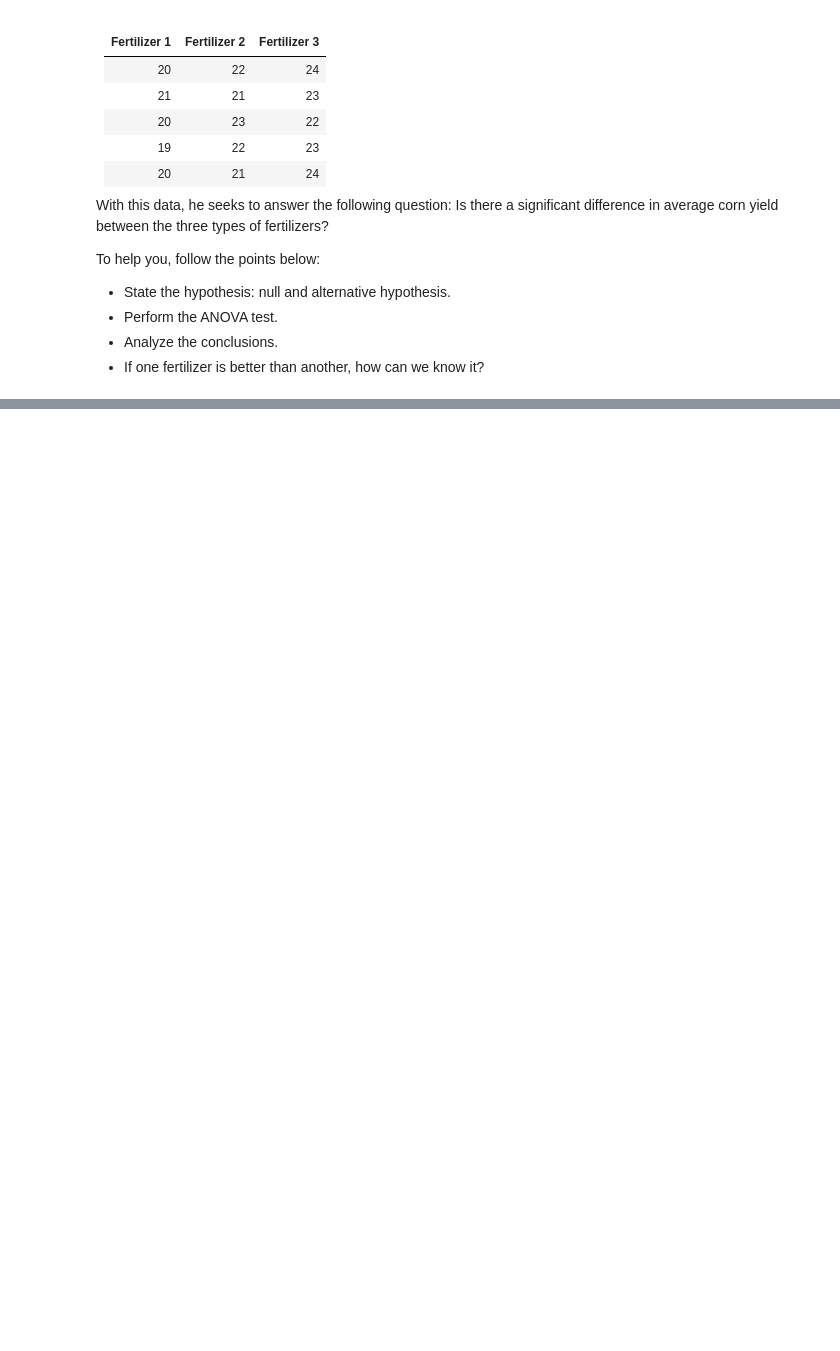
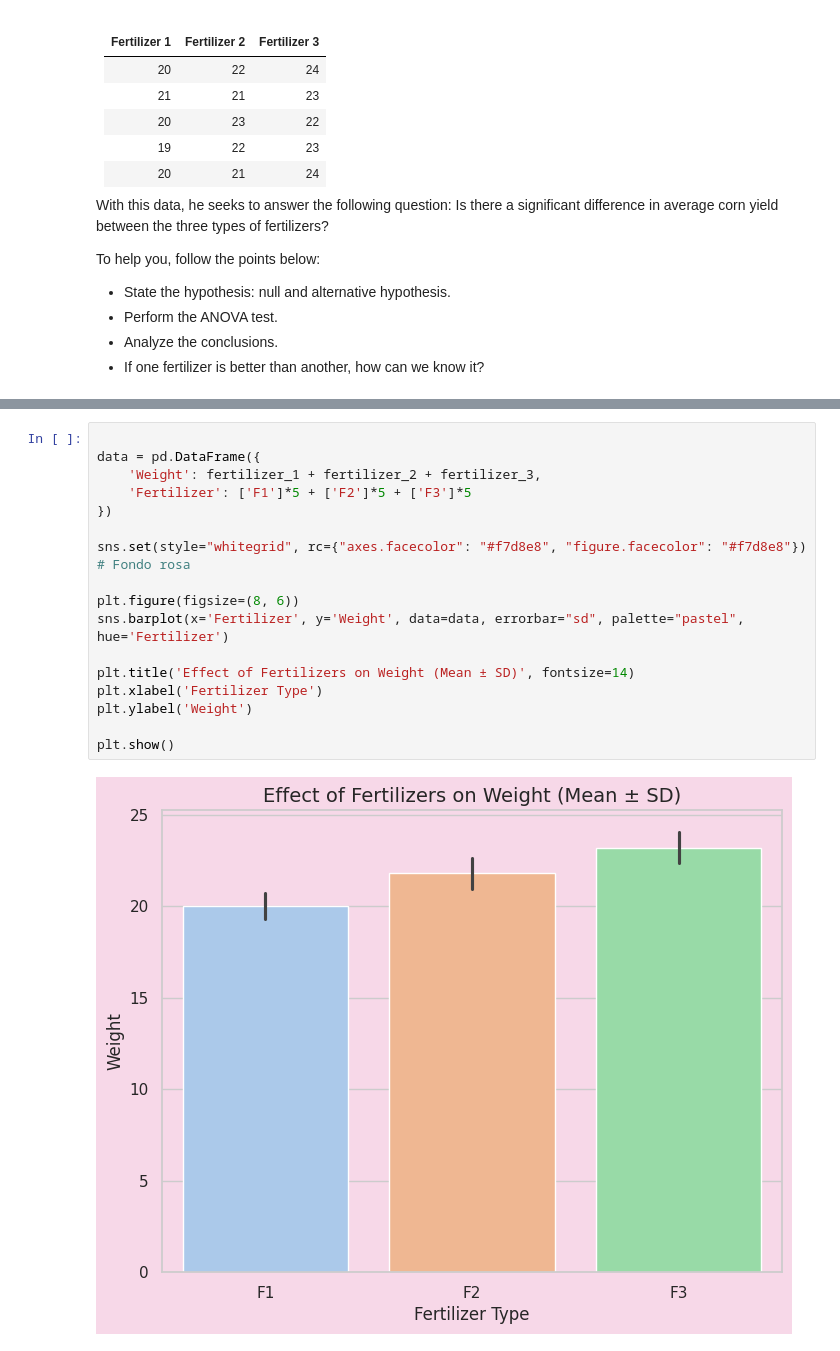
Before and after one commit to 4GeeksAcademy/MariaMiura1hypothesis-testing-exercises-project-with-python, a Jupyter notebook: notebook/problems.ipynb, the cells around one changed output, grey strips where cells are left out. Drawn from its saved outputs; the diff is of its cells as text; blank space fills up the shorter version.

```diff
--- a/notebook/problems.ipynb
+++ b/notebook/problems.ipynb
@@ -105,3 +138,22 @@ group1 group2 meandiff p-adj  lower  upper  reject
     F1     F3      3.2 0.0001 1.8572 4.5428   True
     F2     F3      1.4 0.0409 0.0572 2.7428   True
 --------------------------------------------------
+# %%
+
+data = pd.DataFrame({
+    'Weight': fertilizer_1 + fertilizer_2 + fertilizer_3,
+    'Fertilizer': ['F1']*5 + ['F2']*5 + ['F3']*5
+})
+
+sns.set(style="whitegrid", rc={"axes.facecolor": "#f7d8e8", "figure.facecolor": "#f7d8e8"})  # Fondo rosa
+
+plt.figure(figsize=(8, 6))
+sns.barplot(x='Fertilizer', y='Weight', data=data, errorbar="sd", palette="pastel", hue='Fertilizer')
+
+plt.title('Effect of Fertilizers on Weight (Mean ± SD)', fontsize=14)
+plt.xlabel('Fertilizer Type')
+plt.ylabel('Weight')
+
+plt.show()
+# %% [output]
+[figure, added]
```
Also changed, not shown: parts of 7 cells of this notebook.
